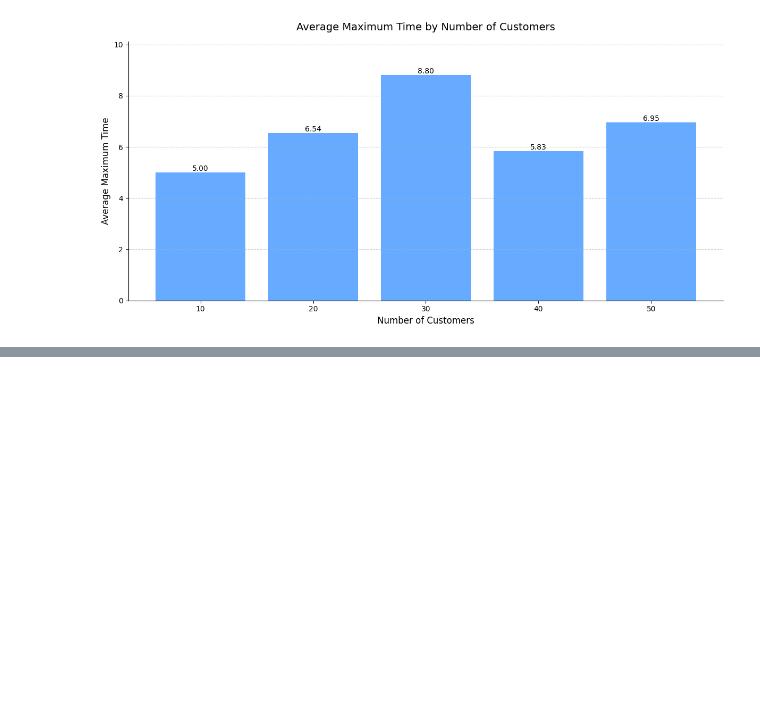
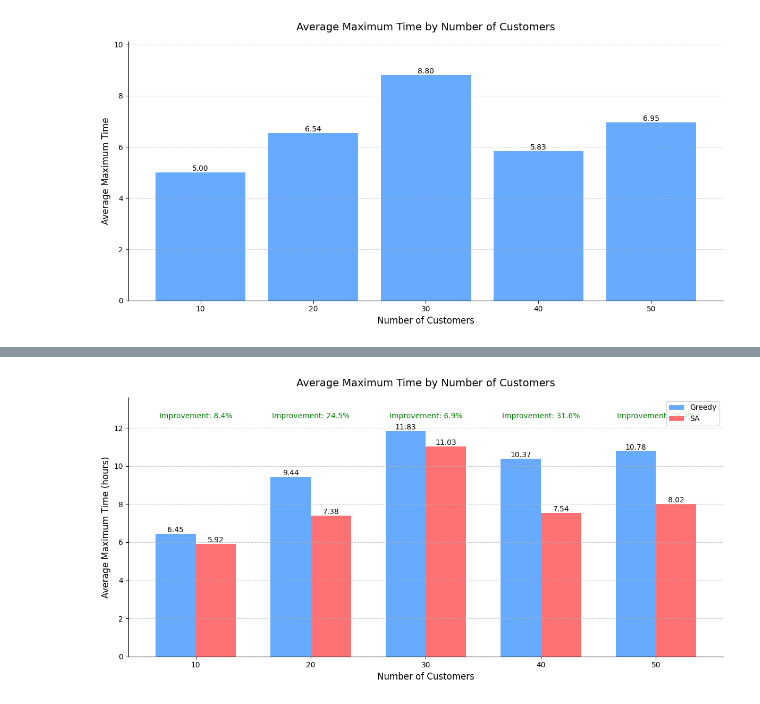
Before and after one commit to chanakyavasantha/ComsNets-EV-Routing, a Jupyter notebook: Notebooks/ResultAnalysis.ipynb, the cells around one changed output, grey strips where cells are left out. Saved outputs shown, nothing was run; the diff lists cells and outputs as text; code cells hidden in the pictures; blank space fills up the shorter version.

```diff
--- a/Notebooks/ResultAnalysis.ipynb
+++ b/Notebooks/ResultAnalysis.ipynb
@@ -227,0 +228,96 @@ Log-based Method: 38.7%
+# %%
+import pandas as pd
+import matplotlib.pyplot as plt
+import numpy as np
+
+# Read the data
+greedy_df = pd.read_csv('../results/greedy_summary_equal_proprtitonal_loads_20241105_174206.csv')
+sa_df = pd.read_csv('../results/greedy_summary_temp_20241106_021408.csv')
+
+# Group by number of customers and calculate mean max_time
+greedy_avg = greedy_df.groupby('num_customers')['max_time'].mean().reset_index()
+sa_avg = sa_df.groupby('num_customers')['max_time'].mean().reset_index()
+
+# Ensure num_customers is integer
+greedy_avg['num_customers'] = greedy_avg['num_customers'].astype(int)
+sa_avg['num_customers'] = sa_avg['num_customers'].astype(int)
+
+# Calculate percentage difference using different methods
+comparison_data = pd.merge(greedy_avg, sa_avg, on='num_customers', suffixes=('_greedy', '_sa'))
+
+# Method 1: Relative to average of both methods
+comparison_data['deviation_avg'] = ((comparison_data['max_time_greedy'] - comparison_data['max_time_sa']) /
+                                  ((comparison_data['max_time_greedy'] + comparison_data['max_time_sa'])/2)) * 100
+
+# Method 2: Relative to maximum value
+comparison_data['deviation_max'] = ((comparison_data['max_time_greedy'] - comparison_data['max_time_sa']) /
+                                  comparison_data[['max_time_greedy', 'max_time_sa']].max(axis=1)) * 100
+
+# Method 3: Log-based difference
+comparison_data['deviation_log'] = (np.log(comparison_data['max_time_greedy']) -
+                                  np.log(comparison_data['max_time_sa'])) * 100
+
+# Print comparison of different deviation calculations
+print("\nComparison of Different Deviation Calculations:")
+print("\nNum Customers | Original % | Avg-based % | Max-based % | Log-based %")
+print("-" * 65)
+for _, row in comparison_data.iterrows():
+    original = ((row['max_time_greedy'] - row['max_time_sa']) / row['max_time_greedy']) * 100
+    print(f"{int(row['num_customers']):12} | {original:9.1f} | {row['deviation_avg']:10.1f} | {row['deviation_max']:10.1f} | {row['deviation_log']:10.1f}")
+
+# Create the visualization with avg-based metric
+plt.figure(figsize=(12, 6))
+width = 0.35
+x = np.arange(len(comparison_data['num_customers']))
+
+# Create bars
+greedy_bars = plt.bar(x - width/2, comparison_data['max_time_greedy'],
+                     width, label='Greedy', color='#4096ff', alpha=0.8)
+sa_bars = plt.bar(x + width/2, comparison_data['max_time_sa'],
+                  width, label='SA', color='#ff4d4f', alpha=0.8)
+
+plt.title('Average Maximum Time by Number of Customers', fontsize=14, pad=15)
+plt.xlabel('Number of Customers', fontsize=12)
+plt.ylabel('Average Maximum Time (hours)', fontsize=12)
+
+# Set x-axis ticks
+plt.xticks(x, comparison_data['num_customers'].astype(int))
+plt.grid(True, linestyle='--', alpha=0.7, axis='y')
+plt.gca().spines['top'].set_visible(False)
+plt.gca().spines['right'].set_visible(False)
+plt.legend()
+
+# Add value labels
+def add_value_labels(bars):
+    for bar in bars:
+        height = bar.get_height()
+        plt.text(bar.get_x() + bar.get_width()/2., height,
+                f'{height:.2f}',
+                ha='center', va='bottom')
+
+add_value_labels(greedy_bars)
+add_value_labels(sa_bars)
+
+# Set y-axis limits
+max_time = max(comparison_data['max_time_greedy'].max(),
+               comparison_data['max_time_sa'].max())
+plt.ylim(0, max_time * 1.15)
+
+# Add improvement percentages using avg-based method
+for i, row in comparison_data.iterrows():
+    plt.text(x[i], max_time * 1.05,
+             f'Improvement: {row["deviation_avg"]:.1f}%',
+             ha='center', va='bottom',
+             color='green' if row["deviation_avg"] > 0 else 'red')
+
+plt.tight_layout()
+plt.show()
+
+# Print overall statistics for each method
+print("\nOverall Statistics:")
+print(f"\nAverage Improvement:")
+print(f"Original Method: {((comparison_data['max_time_greedy'] - comparison_data['max_time_sa']) / comparison_data['max_time_greedy']).mean() * 100:.1f}%")
+print(f"Average-based Method: {comparison_data['deviation_avg'].mean():.1f}%")
+print(f"Maximum-based Method: {comparison_data['deviation_max'].mean():.1f}%")
+print(f"Log-based Method: {comparison_data['deviation_log'].mean():.1f}%")
+# %% [output]
@@ -227,0 +333 @@ Log-based Method: 38.7%
+[figure, added]
```
Also changed, not shown: parts of 2 cells of this notebook, 4 other files.
